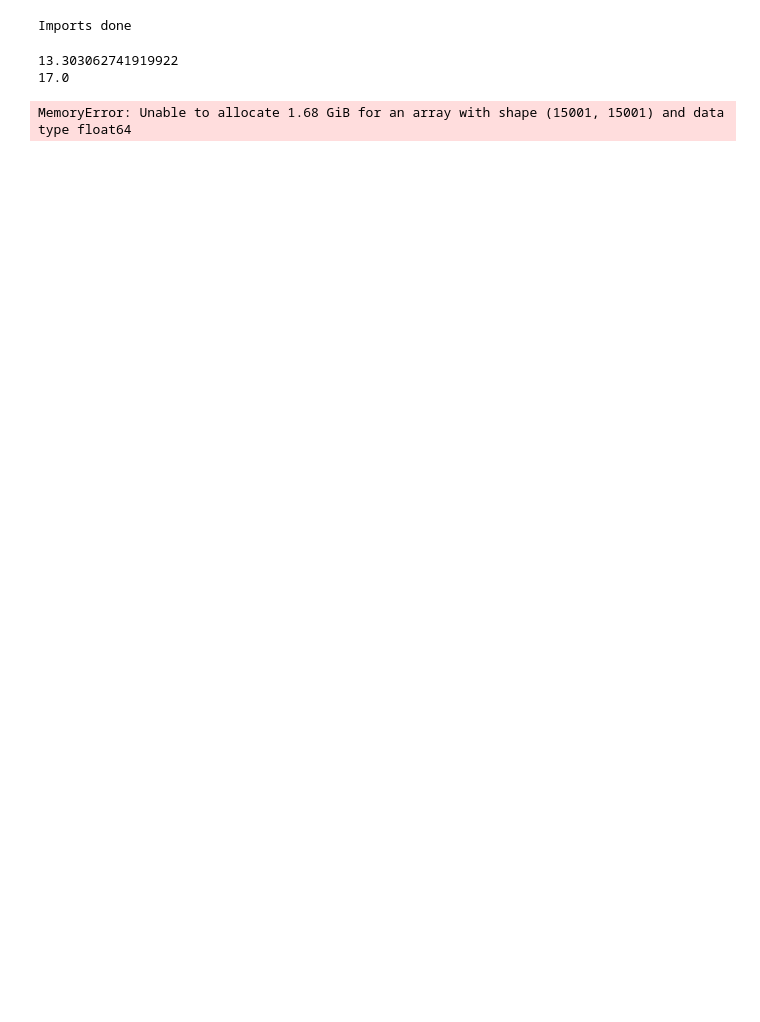
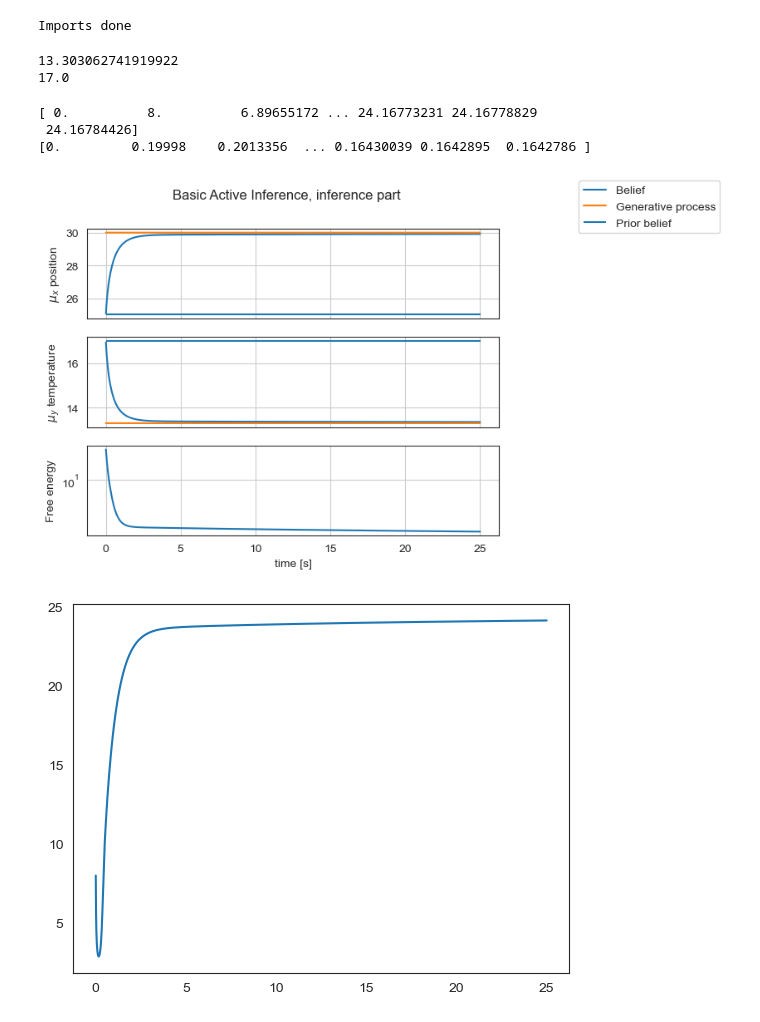
Before and after one commit to sebastiaan116/Affective-Active-Inference, a Jupyter notebook: Hydar1.ipynb, the cells around one changed output. Saved outputs shown, nothing was run; the diff lists cells and outputs as text; code cells hidden in the pictures; blank space fills up the shorter version.

```diff
--- a/Hydar1.ipynb
+++ b/Hydar1.ipynb
@@ -175,34 +175,40 @@ def simulation (v, mu_v, Sigma_w, Sigma_z, noise, a_mu):
 
 v = 30 # actual depth Hydar
 mu_v = 25 # Hydars belief of the depth
-F1, mu_x1, mu_y1, x1, y1, vSigma_w, vSigma_z ,plot_dict = simulation(v,mu_v,10,0.2,'white',1) # prior and observation balanced, both variance of 1
+F1, mu_x1, mu_y1, x1, y1, vSigma_w, vSigma_z ,plot_dict = simulation(v,mu_v,10,0.2,'no noise',1) # prior and observation balanced, both variance of 1
 
 
 
 # Plot results:
 fig, axes = plt.subplots(3, 1, sharex='col');
 fig.suptitle('Basic Active Inference, inference part');
 axes[0].plot(t[1:],mu_x1[1:],label='Belief');
 axes[0].plot(t[1:],x1[1:],label='Generative process');
 axes[0].hlines(mu_v, 0,T, label='Prior belief')
 axes[0].set_ylabel('$\mu_x$ position');
 fig.legend(bbox_to_anchor=(1.05, 1), loc='upper left', borderaxespad=0.)
 axes[0].grid(1);
 axes[1].plot(t[1:],mu_y1[1:],label='Belief');
 axes[1].plot(t[1:],y1[1:],label='Generative process');
 axes[1].hlines(g_gp(mu_v,0), 0,T, label='Prior belief')
 axes[1].set_ylabel('$\mu_y$ temperature');
 axes[1].grid(1);
 axes[2].semilogy(t[1:],F1[1:],label='Belief');
 axes[2].set_xlabel('time [s]');
 axes[2].set_ylabel('Free energy');
 axes[2].grid(1);
 
 
 plt.figure()
 plt.plot(t[1:],vSigma_w[1:])
 
 plt.figure(0)
 plt.plot(t[1:],vSigma_z[1:])
+print(vSigma_w)
+print(vSigma_z)
 # %% [output]
-MemoryError: Unable to allocate 1.68 GiB for an array with shape (15001, 15001) and data type float64
+[ 0.          8.          6.89655172 ... 24.16773231 24.16778829
+ 24.16784426]
+[0.         0.19998    0.2013356  ... 0.16430039 0.1642895  0.1642786 ]
+[figure, added]
+[figure, added]
```
Also changed, not shown: parts of 6 cells of this notebook.
